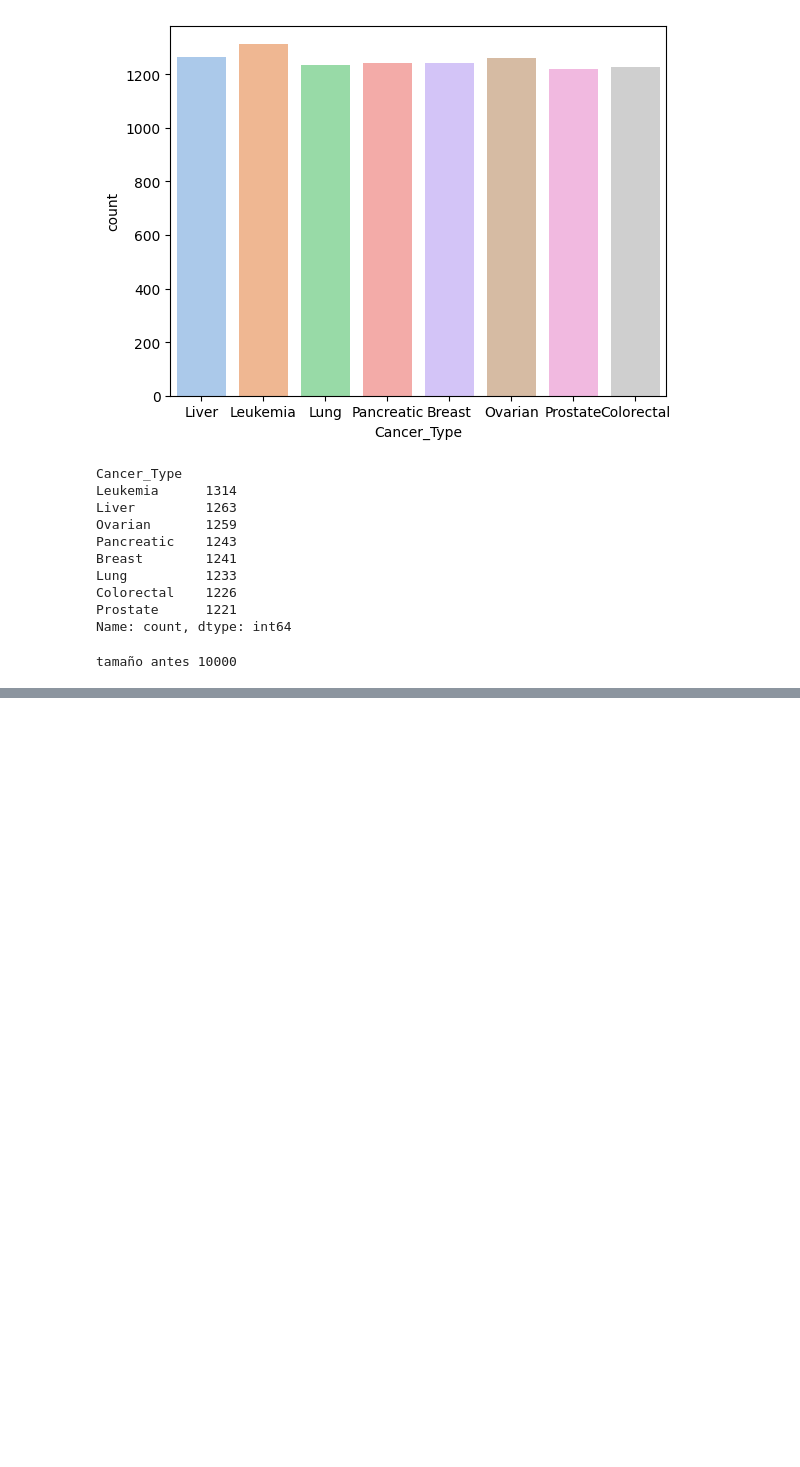
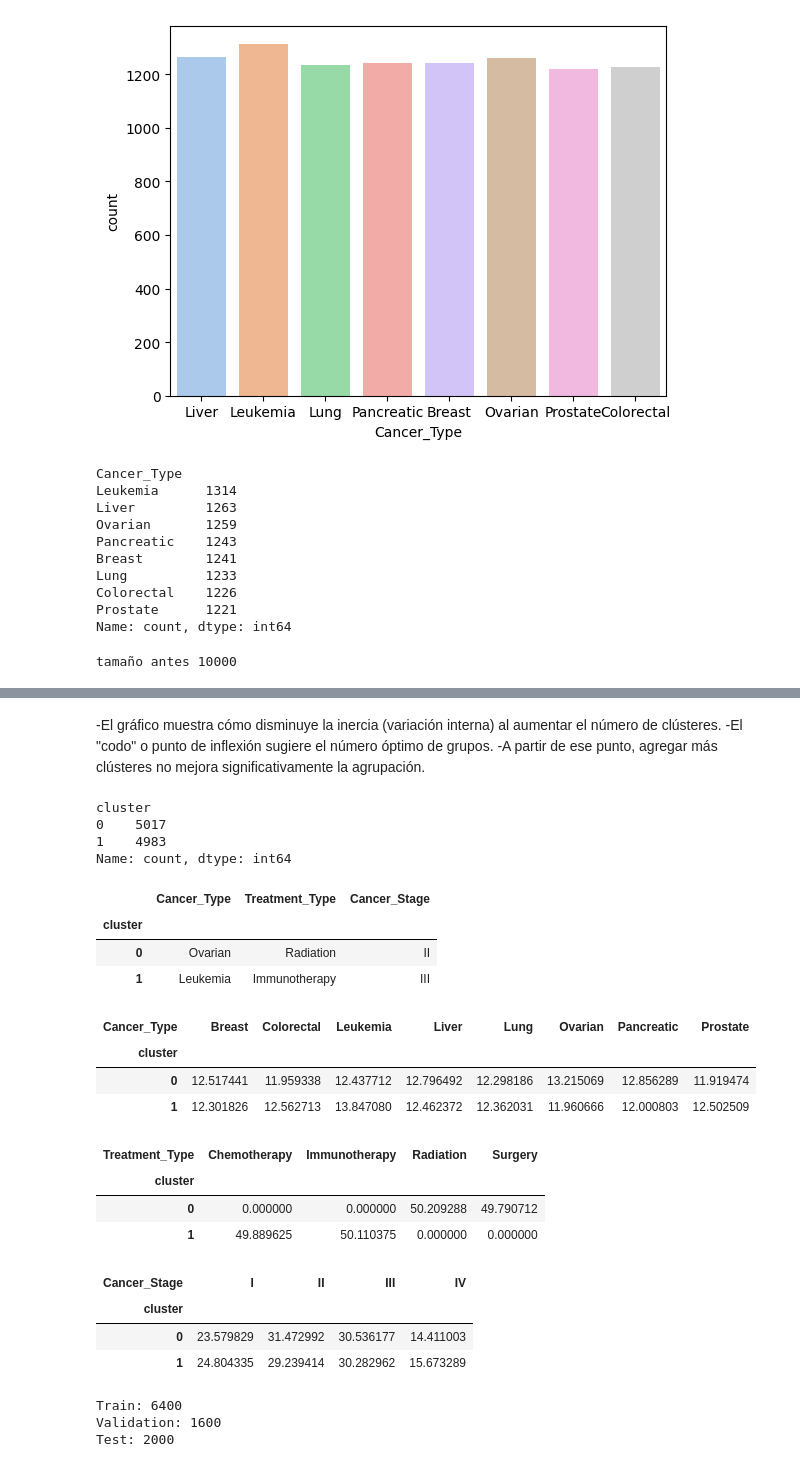
Before and after one commit to Estebanaj/Proyecto_IA_CAIRE, a Jupyter notebook: EDA/EDA.ipynb, the cells around one changed output, grey strips where cells are left out. Saved outputs shown, nothing was run; the diff lists cells and outputs as text; code cells hidden in the pictures; blank space fills up the shorter version.

```diff
--- a/EDA/EDA.ipynb
+++ b/EDA/EDA.ipynb
@@ -138,0 +221,53 @@ tamaño antes 10000
+# %% [markdown]
+-El gráfico muestra cómo disminuye la inercia (variación interna) al aumentar el número de clústeres.
+-El "codo" o punto de inflexión sugiere el número óptimo de grupos.
+-A partir de ese punto, agregar más clústeres no mejora significativamente la agrupación.
+# %%
+from sklearn.cluster import KMeans
+
+k = 2  # puedes cambiarlo según el codo que hayas visto
+kmeans = KMeans(n_clusters=k, random_state=42)
+kmeans.fit(df_normalized)
+
+# Añadir los clusters al DataFrame original
+df_clustered = df_selected.copy()
+df_clustered['cluster'] = kmeans.labels_
+# %%
+df_clustering['cluster'].value_counts()
+# %% [output]
+cluster
+0    5017
+1    4983
+Name: count, dtype: int64
+# %%
+df_clustered.groupby('cluster').agg({
+    'Cancer_Type': pd.Series.mode,
+    'Treatment_Type': pd.Series.mode,
+    'Cancer_Stage': pd.Series.mode
+})
+# %% [output]
+|  | Cancer_Type | Treatment_Type | Cancer_Stage |
+| cluster |  |  |  |
+| 0 | Ovarian | Radiation | II |
+| 1 | Leukemia | Immunotherapy | III |
+# %%
+pd.crosstab(df_clustered['cluster'], df_clustered['Cancer_Type'], normalize='index') * 100
+# %% [output]
+| Cancer_Type | Breast | Colorectal | Leukemia | Liver | Lung | Ovarian | Pancreatic | Prostate |
+| cluster |  |  |  |  |  |  |  |  |
+| 0 | 12.517441 | 11.959338 | 12.437712 | 12.796492 | 12.298186 | 13.215069 | 12.856289 | 11.919474 |
+| 1 | 12.301826 | 12.562713 | 13.847080 | 12.462372 | 12.362031 | 11.960666 | 12.000803 | 12.502509 |
+# %%
+pd.crosstab(df_clustered['cluster'], df_clustered['Treatment_Type'], normalize='index') * 100
+# %% [output]
+| Treatment_Type | Chemotherapy | Immunotherapy | Radiation | Surgery |
+| cluster |  |  |  |  |
+| 0 | 0.000000 | 0.000000 | 50.209288 | 49.790712 |
+| 1 | 49.889625 | 50.110375 | 0.000000 | 0.000000 |
+# %%
+pd.crosstab(df_clustered['cluster'], df_clustered['Cancer_Stage'], normalize='index') * 100
+# %% [output]
+| Cancer_Stage | I | II | III | IV |
+| cluster |  |  |  |  |
+| 0 | 23.579829 | 31.472992 | 30.536177 | 14.411003 |
+| 1 | 24.804335 | 29.239414 | 30.282962 | 15.673289 |
@@ -138,0 +294,17 @@ tamaño antes 10000
+# %%
+from sklearn.model_selection import train_test_split
+
+# Paso 1: 80% para entrenamiento + validación, 20% para test
+X_train_val, X_test, y_train_val, y_test = train_test_split(X_encoded, y, test_size=0.2, random_state=42)
+
+# Paso 2: 80% de eso para entrenamiento, 20% para validación
+X_train, X_val, y_train, y_val = train_test_split(X_train_val, y_train_val, test_size=0.2, random_state=42)
+# Verifica tamaños si quieres:
+
+print(f"Train: {len(X_train)}")
+print(f"Validation: {len(X_val)}")
+print(f"Test: {len(X_test)}")
+# %% [output]
+Train: 6400
+Validation: 1600
+Test: 2000
```
Also changed, not shown: parts of 16 cells of this notebook.
